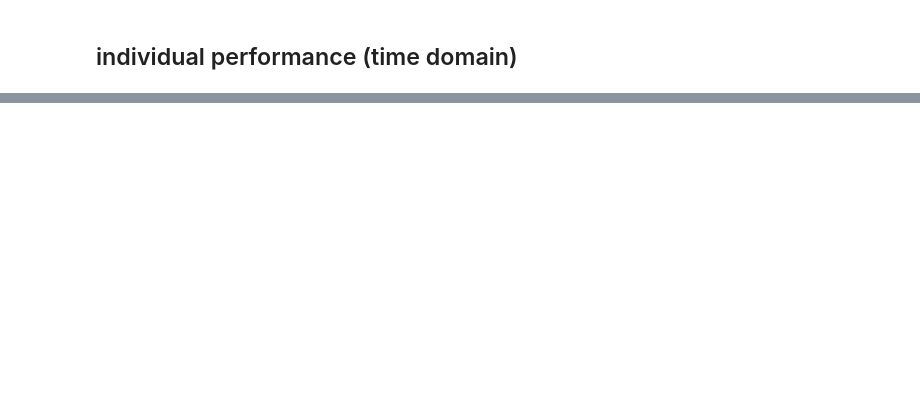
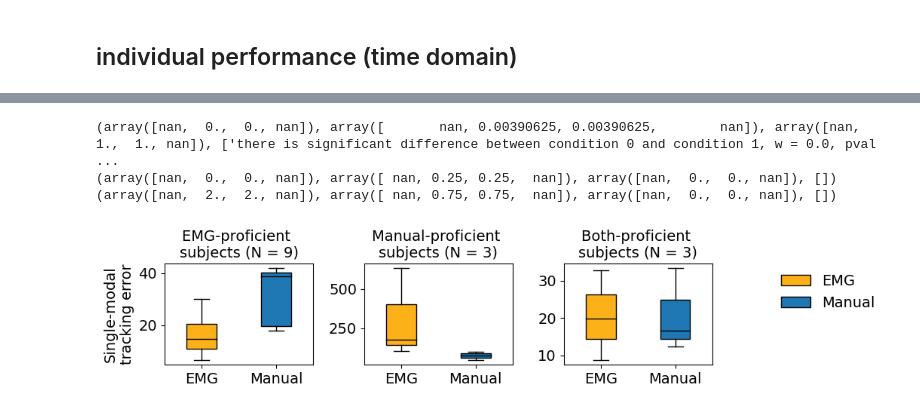
Before and after one commit to sburden-group/sensorimotor_fusion, a Jupyter notebook: analysis/Multimodal paper/20240130_EMBCabstract.ipynb, the cells around one changed output, grey strips where cells are left out. Drawn from its saved outputs; the diff is of its cells as text; code cells hidden in the pictures; blank space fills up the shorter version.

```diff
--- a/analysis/Multimodal paper/20240130_EMBCabstract.ipynb
+++ b/analysis/Multimodal paper/20240130_EMBCabstract.ipynb
@@ -401,0 +404,4 @@ plt.show()
+# %%
+avg_errors_slider = np.mean(errors[:,0,-4:],axis = 1) # slider only condition, last 4 trials
+avg_errors_emg = np.mean(errors[:,4,-4:],axis = 1) # emg only condition, last 4 trials
+avg_errors_slider,avg_errors_emg
@@ -401,0 +445,54 @@ plt.show()
+# %%
+labels = ['EMG','Manual'] #slider : EMG
+# labels = ['EMG''\n'r'$\alpha = 1$','Manual''\n'r'$\alpha = 0$'] #slider : EMG
+boxcolors = [colors['GOLD'],colors['BLUE']]
+last_few_trials = 4
+
+fig,axs= plt.subplots(1,3,figsize=(8.5,2.5))
+ax = axs[0]
+slider = np.mean(errors[emg_experts,0,-last_few_trials:],axis = 1) # slider only condition, last 4 trials
+emg = np.mean(errors[emg_experts,4,-last_few_trials:],axis = 1) # emg only condition, last 4 trials
+datas = [emg,slider]
+bplot = ax.boxplot(datas, widths = 0.4,patch_artist=True,labels=labels, showfliers=False)
+for patch, color in zip(bplot['boxes'], boxcolors): # fill with colors
+    patch.set_facecolor(color)
+for median in bplot['medians']:
+    median.set_color('black')
+ax.set_title('EMG-proficient ''\n''subjects (N = '+str(emg_experts_num)+')',fontsize = 14) # add title
+ax.set_ylabel('Single-modal''\n''tracking error',fontsize = 14) # add y axis label
+print(WilcoxonTest(datas))
+
+ax = axs[1]
+slider = np.mean(errors[slider_experts,0,-last_few_trials:],axis = 1) # slider only condition, last 4 trials
+emg = np.mean(errors[slider_experts,4,-last_few_trials:],axis = 1) # emg only condition, last 4 trials
+datas = [emg,slider]
+bplot = ax.boxplot(datas, widths = 0.4,patch_artist=True,labels=labels, showfliers=False)
+for patch, color in zip(bplot['boxes'], boxcolors): # fill with colors
+    patch.set_facecolor(color)
+for median in bplot['medians']:
+    median.set_color('black')
+ax.set_title('Manual-proficient ''\n''subjects (N = '+str(slider_experts_num)+')',fontsize = 14)
+print(WilcoxonTest(datas))
+
+ax = axs[2]
+slider = np.mean(errors[both_experts,0,-last_few_trials:],axis = 1) # slider only condition, last 4 trials
+emg = np.mean(errors[both_experts,4,-last_few_trials:],axis = 1) # emg only condition, last 4 trials
+datas = [emg,slider]
+bplot = ax.boxplot(datas, widths = 0.4,patch_artist=True,labels=labels, showfliers=False)
+for patch, color in zip(bplot['boxes'], boxcolors): # fill with colors
+    patch.set_facecolor(color)
+for median in bplot['medians']:
+    median.set_color('black')
+ax.set_title('Both-proficient ''\n''subjects (N = '+str(both_experts_num)+')',fontsize = 14) # add title
+print(WilcoxonTest(datas))
+fig.legend([bplot["boxes"][0],bplot["boxes"][1]],
+            ['EMG','Manual'],
+            bbox_to_anchor=(1.25, 0.75),ncol=1,frameon=False,fontsize = 14)
+plt.tight_layout()
+fig.savefig('group_errors.svg')
+plt.show()
+# %% [output]
+(array([nan,  0.,  0., nan]), array([       nan, 0.00390625, 0.00390625,        nan]), array([nan,  1.,  1., nan]), ['there is significant difference between condition 0 and condition 1, w = 0.0, pval ...
+(array([nan,  0.,  0., nan]), array([ nan, 0.25, 0.25,  nan]), array([nan,  0.,  0., nan]), [])
+(array([nan,  2.,  2., nan]), array([ nan, 0.75, 0.75,  nan]), array([nan,  0.,  0., nan]), [])
+[figure, added]
```
Also changed, not shown: parts of 11 cells of this notebook.
